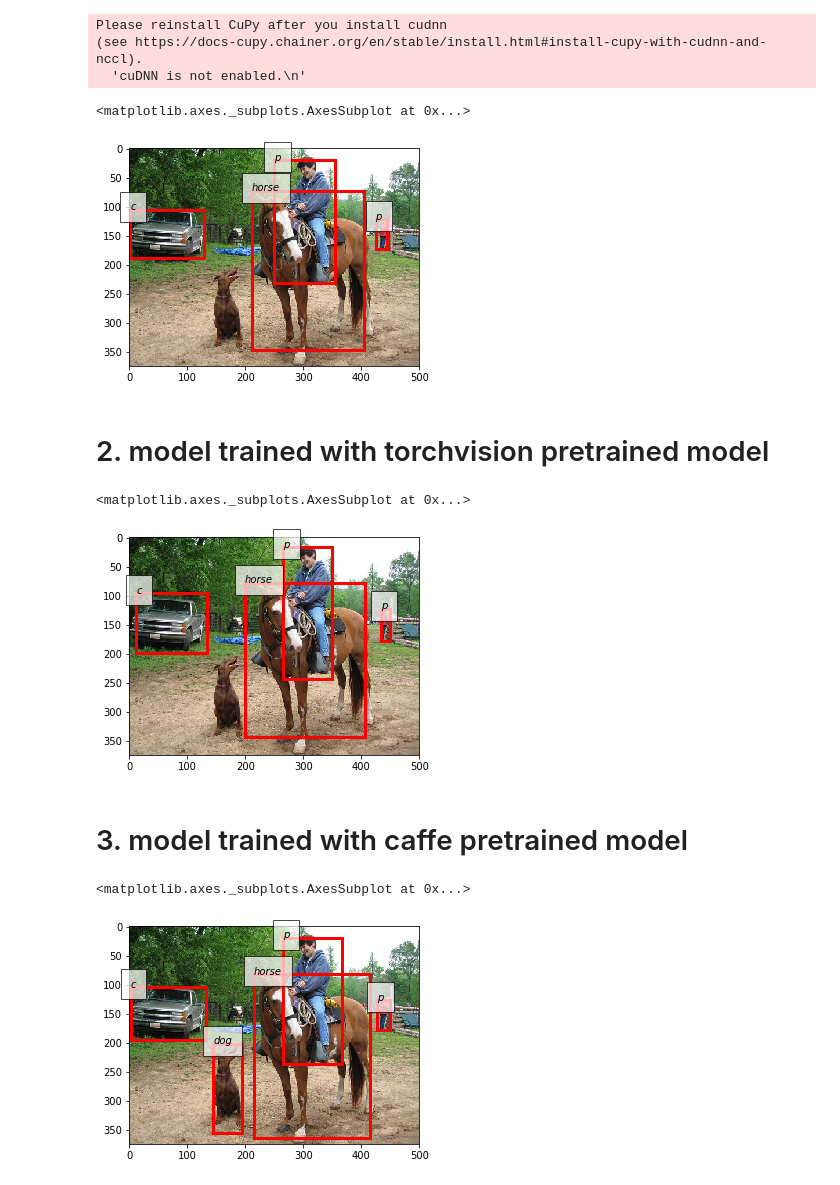
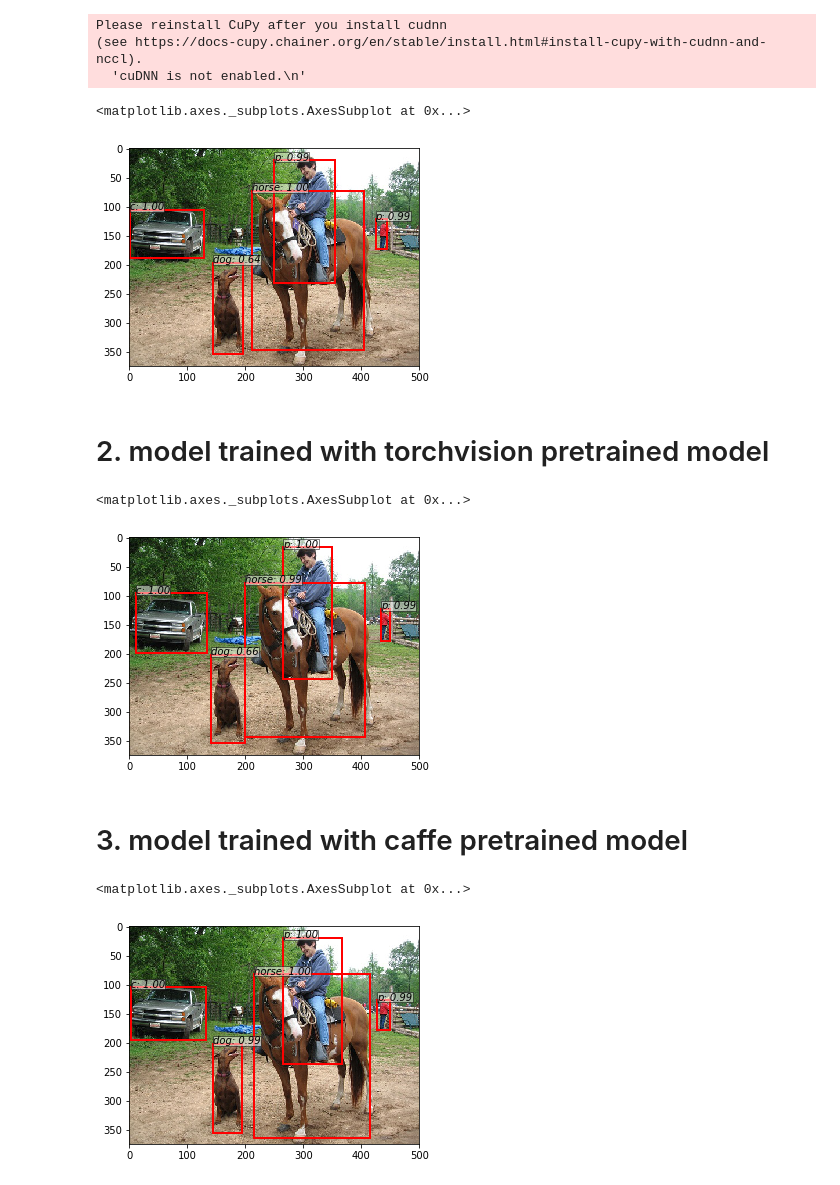
Before and after one commit to chenyuntc/simple-faster-rcnn-pytorch, a Jupyter notebook: demo.ipynb, the cells around one changed output. Cells and saved outputs as stored; diff of their text form; code cells hidden in the pictures.

Commit message:
fix demo.ipynb due to bug import in refactoring

```diff
--- a/demo.ipynb
+++ b/demo.ipynb
@@ -12,6 +12,6 @@ from util import array_tool as at
 %matplotlib inline
 # %%
-img = read_image('assets/demo.jpg')
+img = read_image('misc/demo.jpg')
 img = t.from_numpy(img)[None]
 # %%
 faster_rcnn = FasterRCNNVGG16()
@@ -22,32 +23,43 @@ trainer = FasterRCNNTrainer(faster_rcnn).cuda()
 # in this machine the cupy isn't install correctly...
 # so it's a little slow
 trainer.load('/home/cy/chainer_best_model_converted_to_pytorch_0.7053.pth')
-opt.caffe_pretrain=True
+opt.caffe_pretrain=True # this model was trained from caffe-pretrained model
 _bboxes, _labels, _scores = trainer.faster_rcnn.predict(img,visualize=True)
-vis_bbox(at.tonumpy(img[0]),at.tonumpy(_bboxes[0]),at.tonumpy(_labels[0]).reshape(-1))
+vis_bbox(at.tonumpy(img[0]),
+         at.tonumpy(_bboxes[0]),
+         at.tonumpy(_labels[0]).reshape(-1),
+         at.tonumpy(_scores[0]).reshape(-1))
+# it failed to find the dog, but if you set threshold from 0.7 to 0.6, you'll find it
 # %% [output]
 Please reinstall CuPy after you install cudnn
 (see https://docs-cupy.chainer.org/en/stable/install.html#install-cupy-with-cudnn-and-nccl).
   'cuDNN is not enabled.\n'
 <matplotlib.axes._subplots.AxesSubplot at 0x...>
-[figure, old version]
+[figure, new version]
 # %% [markdown]
 # 2. model trained with torchvision pretrained model
 # %%
 trainer.load('/home/cy/fasterrcnn_12211511_0.701052458187_torchvision_pretrain.pth')
-opt.caffe_pretrain=False
+opt.caffe_pretrain=False # this model was trained from torchvision-pretrained model
 _bboxes, _labels, _scores = trainer.faster_rcnn.predict(img,visualize=True)
-vis_bbox(at.tonumpy(img[0]),at.tonumpy(_bboxes[0]),at.tonumpy(_labels[0]).reshape(-1))
+vis_bbox(at.tonumpy(img[0]),
+         at.tonumpy(_bboxes[0]),
+         at.tonumpy(_labels[0]).reshape(-1),
+         at.tonumpy(_scores[0]).reshape(-1))
+# it failed to find the dog, but if you set threshold from 0.7 to 0.6, you'll find it
 # %% [output]
 <matplotlib.axes._subplots.AxesSubplot at 0x...>
-[figure, old version]
+[figure, new version]
 # %% [markdown]
 # 3. model trained with caffe pretrained model
 # %%
 trainer.load('/home/cy/fasterrcnn_12222105_0.712649824453_caffe_pretrain.pth')
-opt.caffe_pretrain=True
+opt.caffe_pretrain=True # this model was trained from caffe-pretrained model
 _bboxes, _labels, _scores = trainer.faster_rcnn.predict(img,visualize=True)
-vis_bbox(at.tonumpy(img[0]),at.tonumpy(_bboxes[0]),at.tonumpy(_labels[0]).reshape(-1))
+vis_bbox(at.tonumpy(img[0]),
+         at.tonumpy(_bboxes[0]),
+         at.tonumpy(_labels[0]).reshape(-1),
+         at.tonumpy(_scores[0]).reshape(-1))
 # %% [output]
 <matplotlib.axes._subplots.AxesSubplot at 0x...>
-[figure, old version]
+[figure, new version]
```
Also changed, not shown: parts of 3 cells of this notebook, 1 other file.
